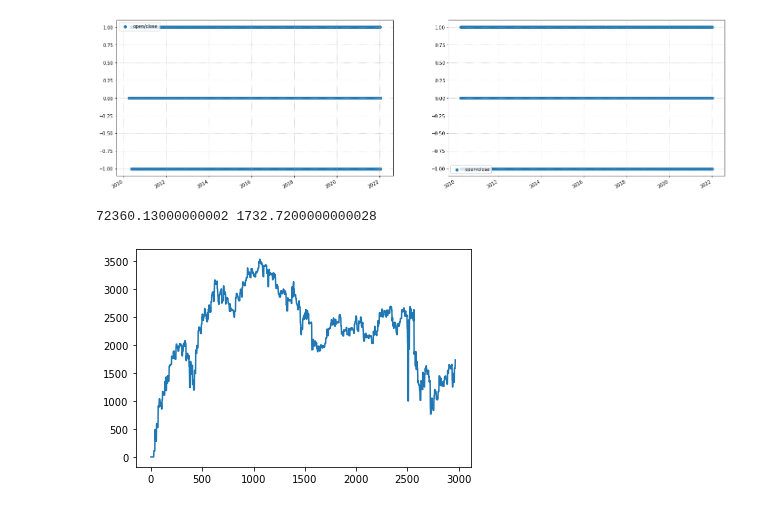
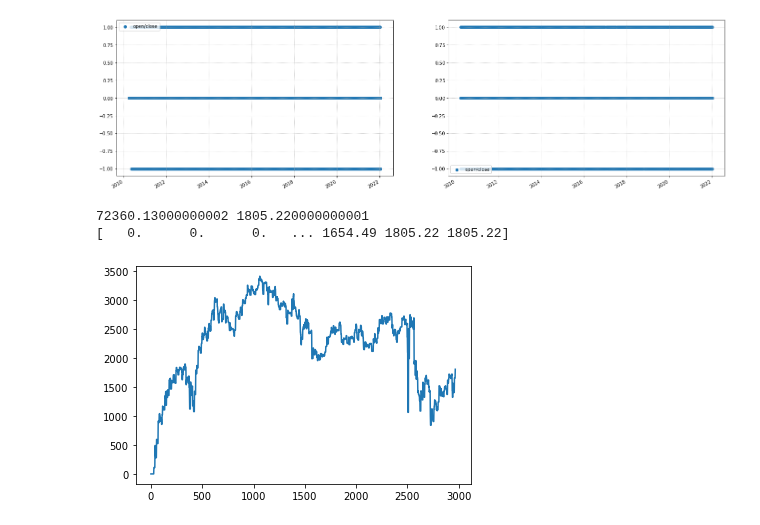
Before and after one commit to aidinattar/Volatility-carry-trading-strategy, a Jupyter notebook: Project.ipynb, the cells around one changed output. Cells and saved outputs as stored; diff of their text form; code cells hidden in the pictures.

```diff
--- a/Project.ipynb
+++ b/Project.ipynb
@@ -386,16 +424,17 @@ for i in range(n,UX1.index.size):
     theta1          = ( P1 + sigma1**2 / 2 ) / k1
     theta2          = ( P2 + sigma2**2 / 2 ) / k2
 
-    #p1, v1          = heston_pde_euler( S0, T, rt, k1, theta1, V10, rho, sigma1, steps, Npaths )
-    #p2, v2          = heston_pde_euler( S0, T, rt, k2, theta2, V20, rho, sigma2, steps, Npaths )
-    p1, v1          = heston_pde_milstein( S0, T, 0, k1, theta1, V10, rho, sigma1, steps, Npaths )
-    p2, v2          = heston_pde_milstein( S0, T, 0, k2, theta2, V20, rho, sigma2, steps, Npaths )
-
+    v1          = heston_pde_euler( S0, T, 0, k1, theta1, V10, rho, sigma1, steps, Npaths )
+    v2          = heston_pde_euler( S0, T, 0, k2, theta2, V20, rho, sigma2, steps, Npaths )
+    #v1          = heston_pde_milstein( S0, T, 0, k1, theta1, V10, rho, sigma1, steps, Npaths )
+    #v2          = heston_pde_milstein( S0, T, 0, k2, theta2, V20, rho, sigma2, steps, Npaths )
+    #v1          = heston_pde_runge_kutta( S0, T, 0, k1, theta1, V10, rho, sigma1, steps, Npaths)
+    #v2          = heston_pde_runge_kutta( S0, T, 0, k2, theta2, V20, rho, sigma2, steps, Npaths)
 
     vol1[   i-n,:] = v1[:].ravel( )
     vol2[   i-n,:] = v2[:].ravel( )
-    prices1[i-n,:] = p1[:].ravel( )
-    prices2[i-n,:] = p2[:].ravel( )
+   # prices1[i-n,:] = p1[:].ravel( )
+   # prices2[i-n,:] = p2[:].ravel( )
 # %%
 vol1      = np.insert( vol1,    0, np.full( ( n, Npaths ), np.nan ), axis = 0 )
 vol2      = np.insert( vol2,    0, np.full( ( n, Npaths ), np.nan ), axis = 0 )
@@ -785,7 +804,13 @@ for x in range(1, len(UX1['PX_LAST'])):
 # %%
 plt.plot(money)
 #plt.plot(money_real)
 print(money_real[-1], money[-1])
+print(money)
+
+money1 = []
+for i in range (len(money)):
+    money1.append(money[i])
 # %% [output]
-72360.13000000002 1732.7200000000028
+72360.13000000002 1805.220000000001
+[   0.      0.      0.   ... 1654.49 1805.22 1805.22]
-[figure, old version]
+[figure, new version]
```
Also changed, not shown: parts of 22 cells of this notebook.
